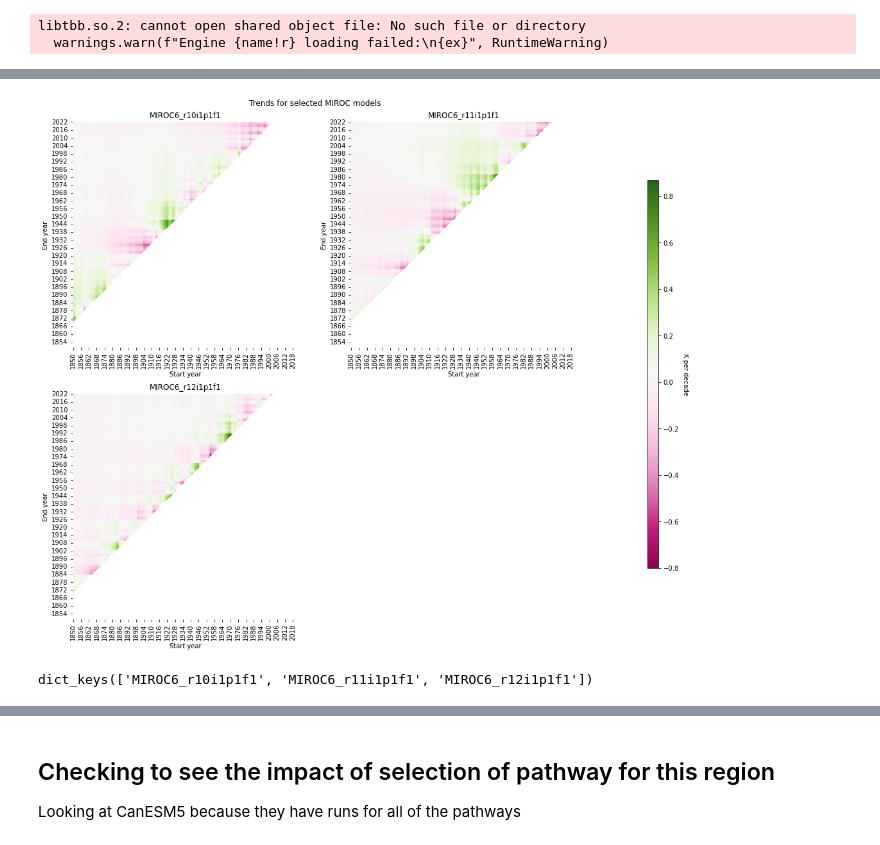
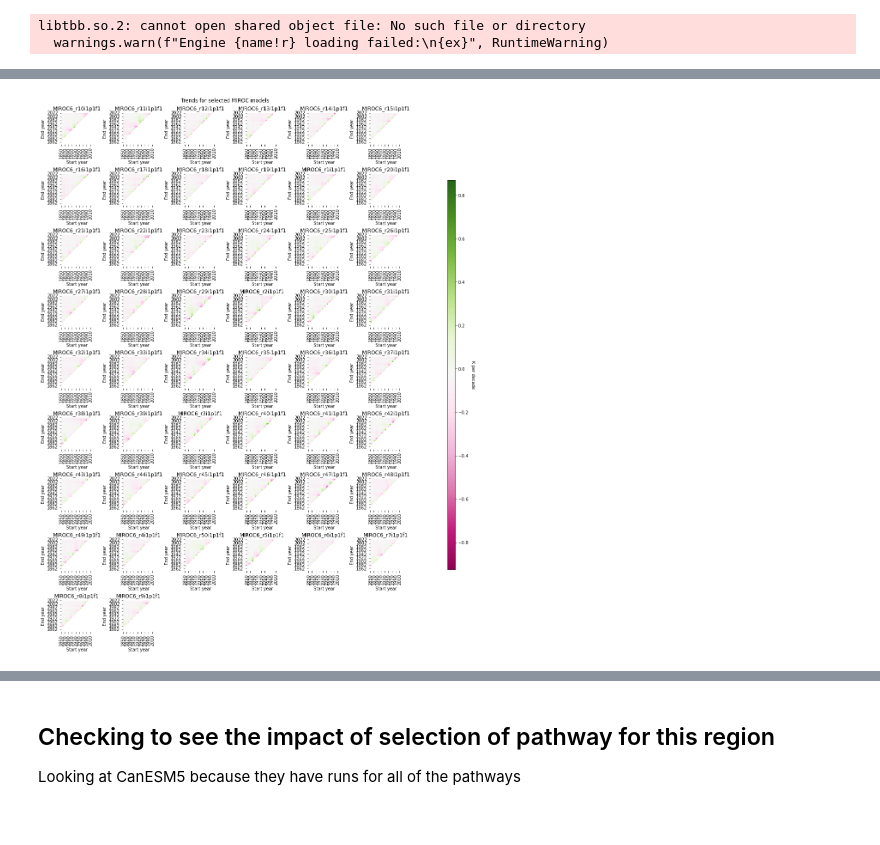
Before and after one commit to hanbyrne1995/gradient_project, a Jupyter notebook: Grad_proj_v4.ipynb, the cells around one changed output, grey strips where cells are left out. Saved outputs shown, nothing was run; the diff lists cells and outputs as text; code cells hidden in the pictures.

Commit message:
Small changes to save the files to output

```diff
--- a/Grad_proj_v4.ipynb
+++ b/Grad_proj_v4.ipynb
@@ -529,6 +542,20 @@ def CreateScenarioDictionary(modelListScenario):
     scenarioModels = dict(scenarioModels)
 
     return scenarioModels
+# %%
+def RemoveClimatology(modelFullPeriod):
+    '''
+    Function that removes the climatology from the ts variable in the dataset
+
+    Input: modelFullPeriod in this case is the full length concatenated ds that comes from combing hist and scen data
+
+    Output: returns a ds with the climatology removed
+    '''
+
+    gb = modelFullPeriod.groupby('time.month')
+    dsAnom = gb - gb.mean(dim = 'time')
+    dsAnom.attrs = modelFullPeriod.attrs.copy()
+    return dsAnom
 # %% [markdown]
 ## Running this for several urls
 # %%
@@ -597,7 +628,10 @@ scenarioModels = CreateScenarioDictionary(modelListScenario)
 # %%
 # creating a dictionary to store all of the trends information and attributes:
 trendsDict = {}
+trendsDfDict = {}
 gradDict = {}
+counter = 0
+modelCount = len(classifiedModels.keys())
 
 for key in classifiedModels:
 
@@ -609,10 +643,14 @@ for key in classifiedModels:
             # extending the model period through adding in scenarios
             modelFullPeriod = ExtendPeriod(key, modelInput, scenarioModels)
 
+            # remove the climatology from the full dataset
+            modelFullPeriod = RemoveClimatology(modelFullPeriod)
+
             # calculating the gradient and the trends; creating dict with all trends labelled with model name
             gradient = Gradient(modelFullPeriod)
             gradDict[gradient.modelName] = gradient.gradient
             trendsDict[gradient.modelName] = Trend(gradient).trends
+            trendsDfDict[gradient.modelName] = Trend(gradient).trendsDf
 
     else:
         # concatenating to the length of the initial period
@@ -624,11 +662,23 @@ for key in classifiedModels:
         # extending the model period through adding in scenarios
         modelFullPeriod = ExtendPeriod(key, modelInput, scenarioModels)
 
+        # remove the climatology from the full dataset
+        modelFullPeriod = RemoveClimatology(modelFullPeriod)
+
         # calculating the gradient and the trends; creating dict with all trends labelled with model name
         gradient = Gradient(modelFullPeriod)
         gradDict[gradient.modelName] = gradient.gradient
         trendsDict[gradient.modelName] = Trend(gradient).trends
+        trendsDfDict[gradient.modelName] = Trend(gradient).trendsDf
+
+    counter+=1
+    print(f'{counter} / {modelCount}')
+
 
 # calculating max and min values to set the limits for the heatmaps
 vmin = min(value for innerDict in trendsDict.values() for value in innerDict.values() if not np.isnan(value))
 vmax = max(value for innerDict in trendsDict.values() for value in innerDict.values() if not np.isnan(value))
+
+# saving the dictionaries as JSON files
+#dictDirectory = '/home/hbyrne/Research/Gradient_project/Outputs/Dictionaries'
+#os.chdir(dictDirectory)
@@ -635,44 +703,40 @@ vmax = max(value for innerDict in trendsDict.values() for value in innerDict.val
 # %%
 nModels = len(trendsDict)
 
-nCols = 2
+nCols = 6
 if nModels % nCols == 0:
     nRows = int(nModels/nCols)
 else:
     nRows = int(np.floor(nModels/nCols) + 1)
 
-subplotSize = (6, 6)
+subplotSize = (2, 2)
 figWidth = nCols * subplotSize[0]
 figHeight = nRows * subplotSize[1]
 
 fig = plt.figure(figsize = (figWidth, figHeight), constrained_layout = True)
 fig.suptitle('Trends for selected MIROC models')
 subplot = 0
 
 axesList = []
 
 # NOTE THIS IS TEMP: Based on Ibuki's plots
 #vmin = -0.3
 #vmax = -vmin
 
-for modelName, value in trendsDict.items():
+for modelName, trends in trendsDfDict.items():
     subplot += 1
     ax = fig.add_subplot(nRows, nCols, subplot)
     ax.set_aspect('equal')
-    trendPlotter = TrendPlotting(trendsDict, modelName, vmin, vmax)
+    trendPlotter = TrendPlotting(trends, modelName, vmin, vmax)
     ax = trendPlotter.PlotTrends(ax)
     axesList.append(ax)
 
 cbarAx = fig.add_axes([1.1, 0.15, 0.02, 0.7])
 sm = plt.cm.ScalarMappable(cmap = 'PiYG', norm = plt.Normalize(vmin = vmin, vmax = vmax))
 colorBar = fig.colorbar(sm, cax = cbarAx)
 colorBar.set_label('K per decade', rotation = 270, labelpad = 15)
 
 # plt.savefig('BCC_CSM2_MR_ts.png')
 plt.show()
 # %% [output]
-[figure, old version]
+[figure, new version]
-# %%
-trendsDict.keys()
-# %% [output]
-dict_keys(['MIROC6_r10i1p1f1', 'MIROC6_r11i1p1f1', 'MIROC6_r12i1p1f1'])
```
Also changed, not shown: parts of 23 cells of this notebook.
